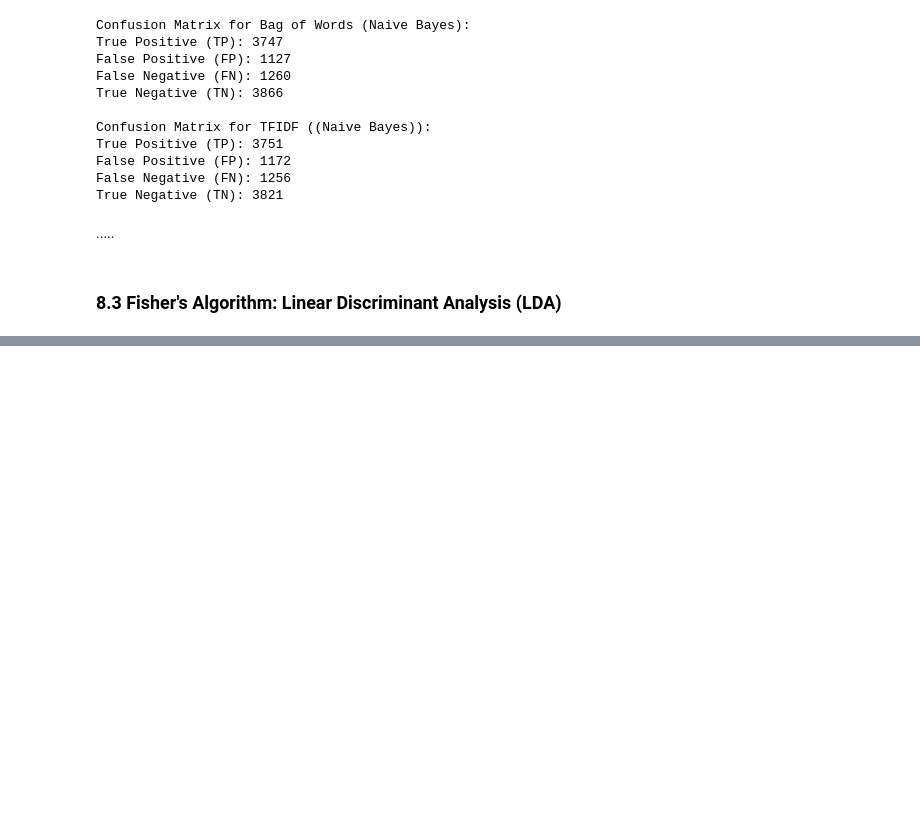
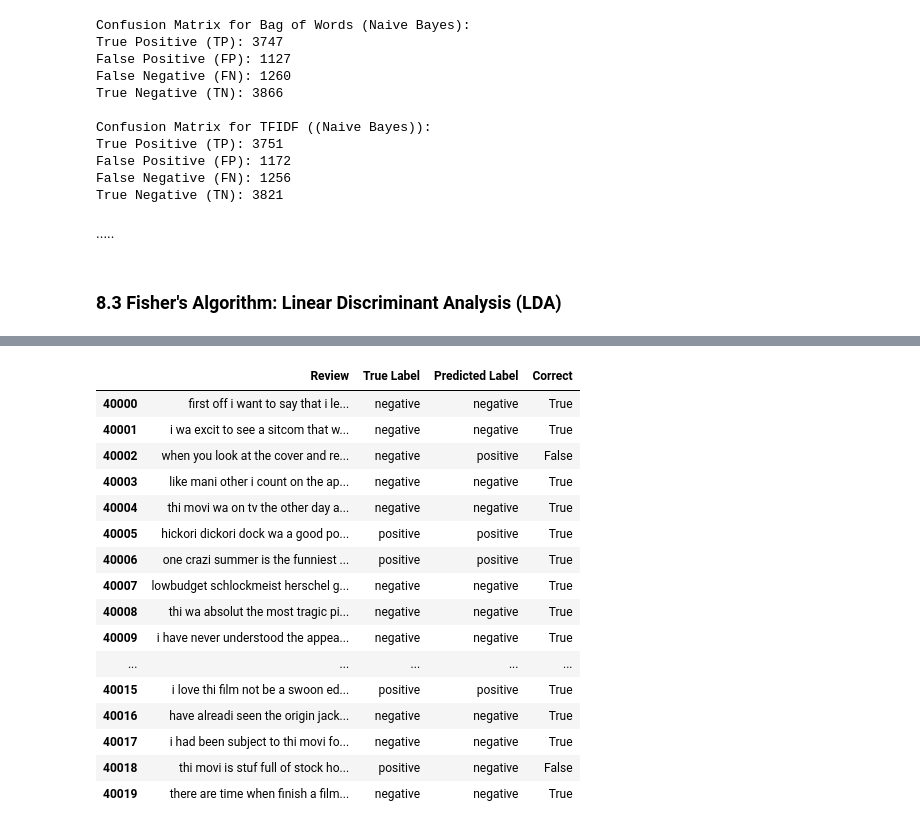
Before and after one commit to Sebaurzi02/Sentiment-Analysis-NLP-Model-Comparison, a Jupyter notebook: Sentiment_Analysis.ipynb, the cells around one changed output, grey strips where cells are left out. Cells and saved outputs as stored; diff of their text form; code cells hidden in the pictures; blank space fills up the shorter version.

Commit message:
LDA Fisher classifier tfidf + PCA

```diff
--- a/Sentiment_Analysis.ipynb
+++ b/Sentiment_Analysis.ipynb
@@ -1113,0 +1146,6 @@ True Negative (TN): 3821
+# %%
+from sklearn.discriminant_analysis import LinearDiscriminantAnalysis
+
+lda_clf = LinearDiscriminantAnalysis()
+
+lda_clf.fit(X_train_pca, binary_train_sentiments)
@@ -1113,0 +1154,16 @@ True Negative (TN): 3821
+# %%
+lda_predictions = lda_clf.predict(X_test_pca)
+acc = accuracy_score(binary_test_sentiments, lda_predictions)
+print(f"Accuracy: {acc:.4f}")
+
+print("\nClassification Report:")
+print(classification_report(binary_test_sentiments, lda_predictions))
+
+print("Confusion Matrix (LDA):")
+LDA_tfidf_matrix=confusion_matrix(binary_test_sentiments, lda_predictions)
+
+print("Confusion Matrix for TFIDF ((LDA)):")
+print(f"True Positive (TP): {LDA_tfidf_matrix[0, 0]}")
+print(f"False Positive (FP): {LDA_tfidf_matrix[1, 0]}")
+print(f"False Negative (FN): {LDA_tfidf_matrix[0, 1]}")
+print(f"True Negative (TN): {LDA_tfidf_matrix[1, 1]}\n")
@@ -1113,0 +1217,39 @@ True Negative (TN): 3821
+# %%
+label_map = {0: 'negative', 1: 'positive'}
+true_labels_text = [label_map[y] for y in binary_test_sentiments.ravel()]
+predicted_labels_text = [label_map[y] for y in lda_predictions]
+
+n_examples = 20
+
+results_df = pd.DataFrame({
+    'Review': n_test_revw[:n_examples].apply(lambda x: x[:100] + '...'),
+    'True Label': true_labels_text[:n_examples],
+    'Predicted Label': predicted_labels_text[:n_examples],
+})
+
+results_df['Correct'] = results_df['True Label'] == results_df['Predicted Label']
+
+def highlight(row):
+    color = 'background-color: #d4edda' if row['Correct'] else 'background-color: #f8d7da'
+    return [color] * len(row)
+
+styled_df = results_df.style.apply(highlight, axis=1)
+display(styled_df)
+# %% [output]
+|  | Review | True Label | Predicted Label | Correct |
+| 40000 | first off i want to say that i le... | negative | negative | True |
+| 40001 | i wa excit to see a sitcom that w... | negative | negative | True |
+| 40002 | when you look at the cover and re... | negative | positive | False |
+| 40003 | like mani other i count on the ap... | negative | negative | True |
+| 40004 | thi movi wa on tv the other day a... | negative | negative | True |
+| 40005 | hickori dickori dock wa a good po... | positive | positive | True |
+| 40006 | one crazi summer is the funniest ... | positive | positive | True |
+| 40007 | lowbudget schlockmeist herschel g... | negative | negative | True |
+| 40008 | thi wa absolut the most tragic pi... | negative | negative | True |
+| 40009 | i have never understood the appea... | negative | negative | True |
+| ... | ... | ... | ... | ... |
+| 40015 | i love thi film not be a swoon ed... | positive | positive | True |
+| 40016 | have alreadi seen the origin jack... | negative | negative | True |
+| 40017 | i had been subject to thi movi fo... | negative | negative | True |
+| 40018 | thi movi is stuf full of stock ho... | positive | negative | False |
+| 40019 | there are time when finish a film... | negative | negative | True |
```
Also changed, not shown: parts of 12 cells of this notebook.
